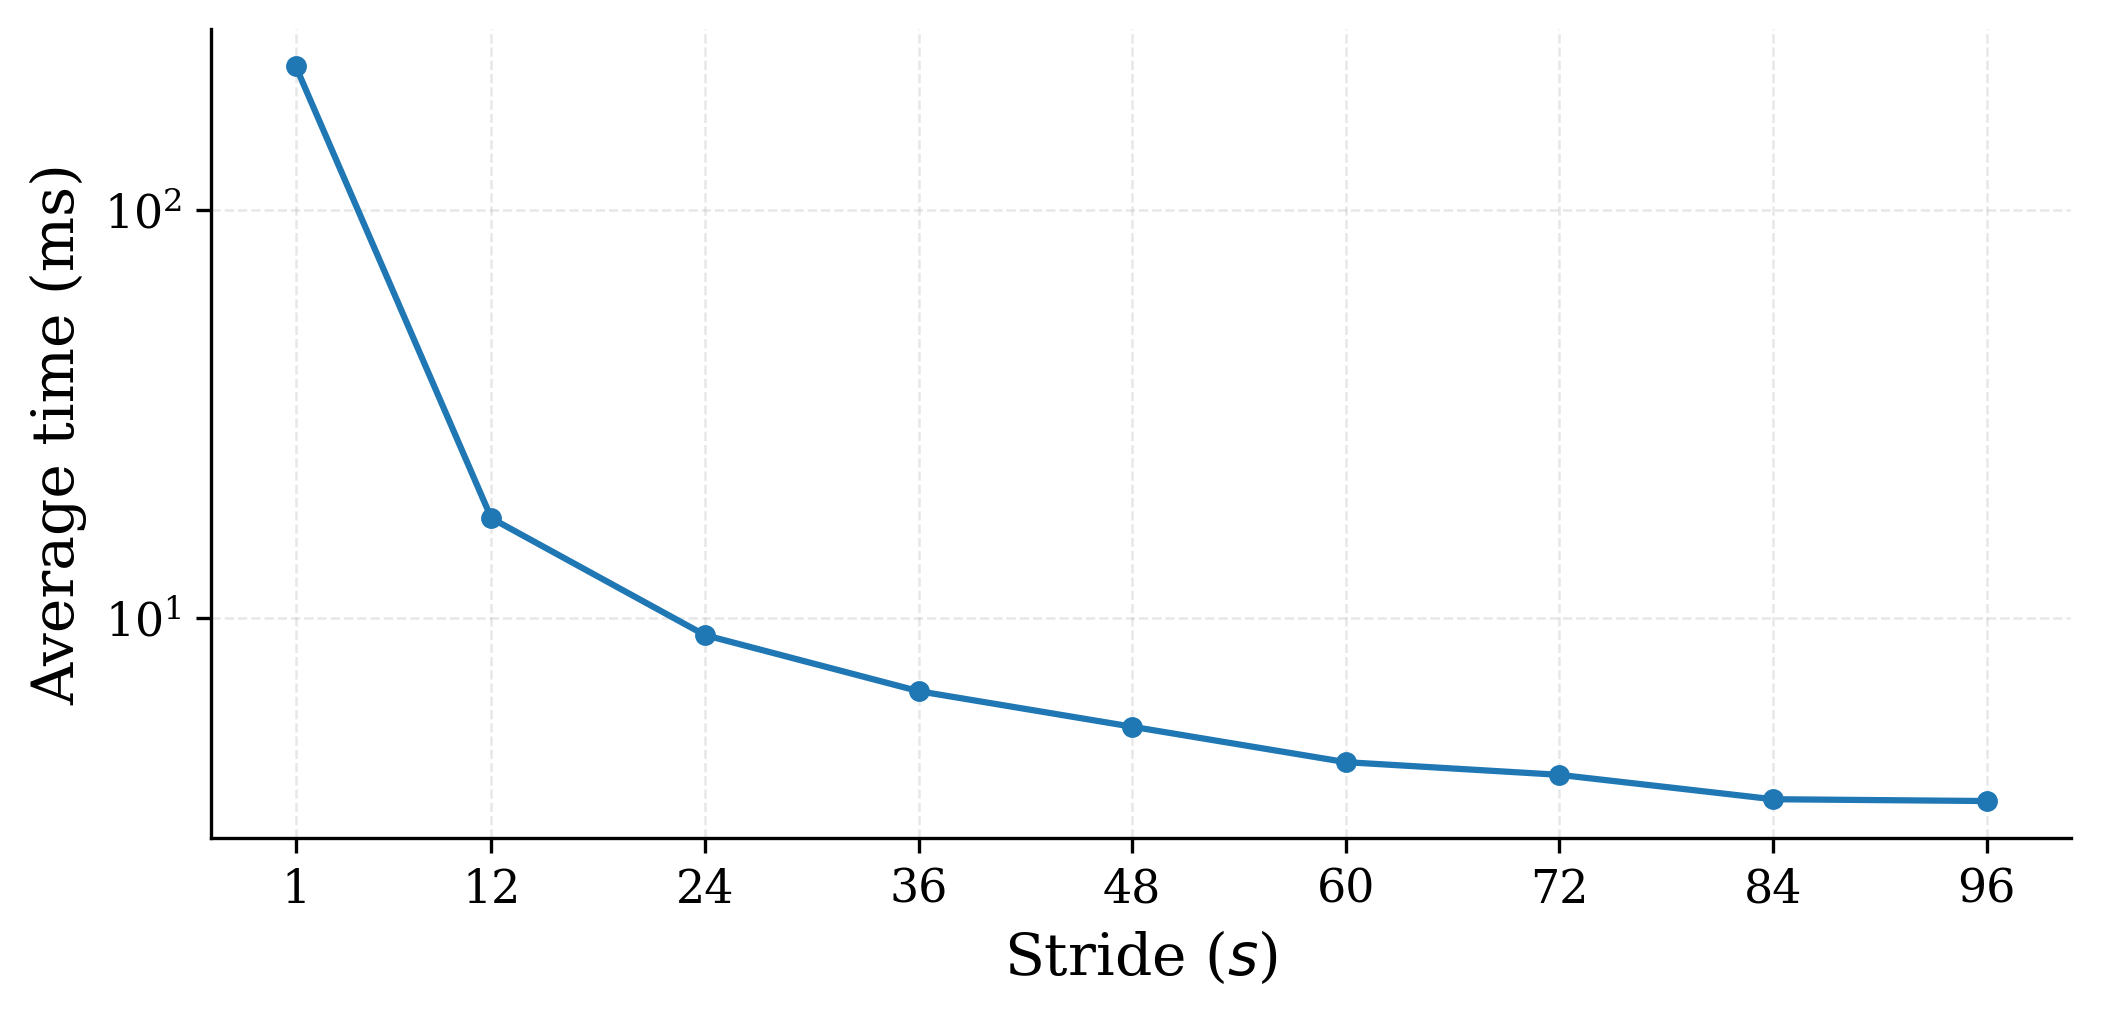
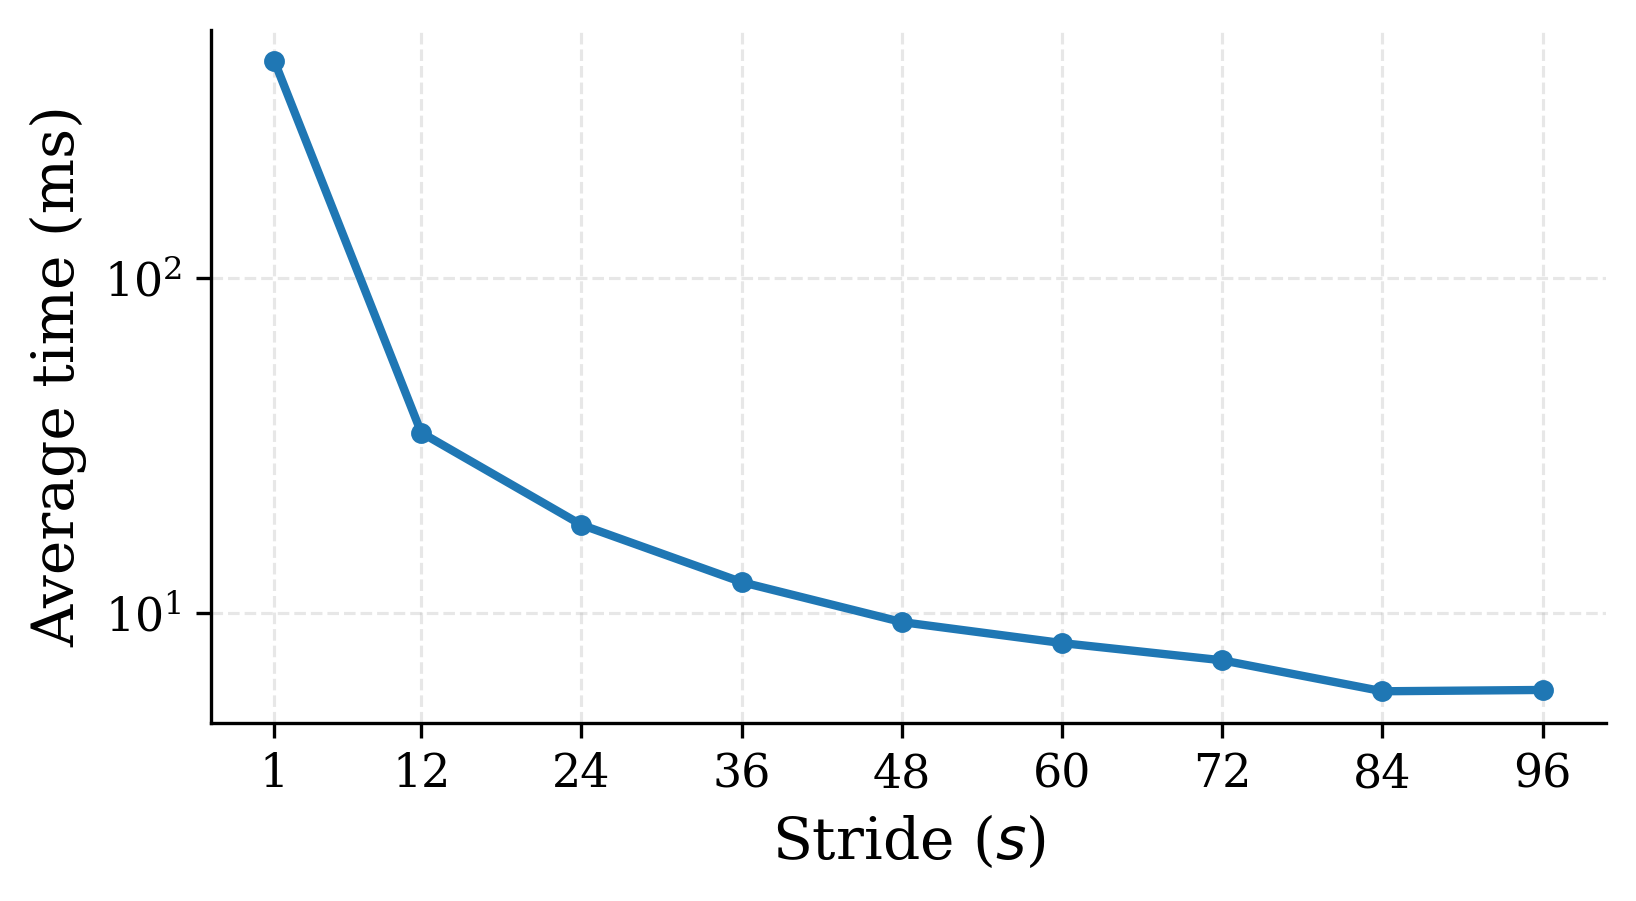
Code edit (unified diff) that turned the first committed figure into the second:
--- before
+++ after
@@ -1,3 +1,3 @@
-fig, ax = plt.subplots(figsize=(8, 3.5))
+fig, ax = plt.subplots(figsize=(6, 3))
 
 ax.plot(
@@ -5,5 +5,6 @@
     avg_df["execution_time"] * 1000 ,
     marker='o',
-    markersize=4
+    markersize=4,
+    linewidth=2
 )
 
@@ -19,5 +20,5 @@
 ax.set_yscale("log")
 
-ax.grid(True, which="major", linestyle="--", alpha=0.3, linewidth=0.6)
+ax.grid(True, which="major", linestyle="--", alpha=0.3, linewidth=0.75)
 ax.yaxis.set_minor_locator(mticker.NullLocator())
 

Commit: Adding supplementary